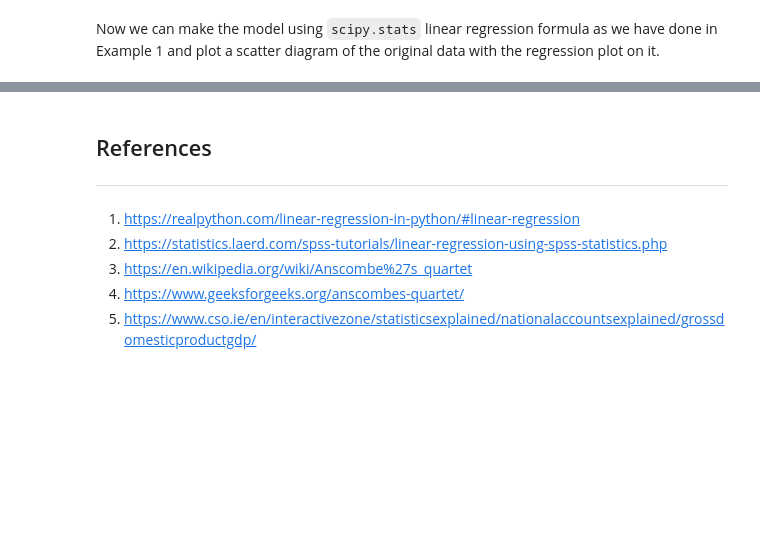
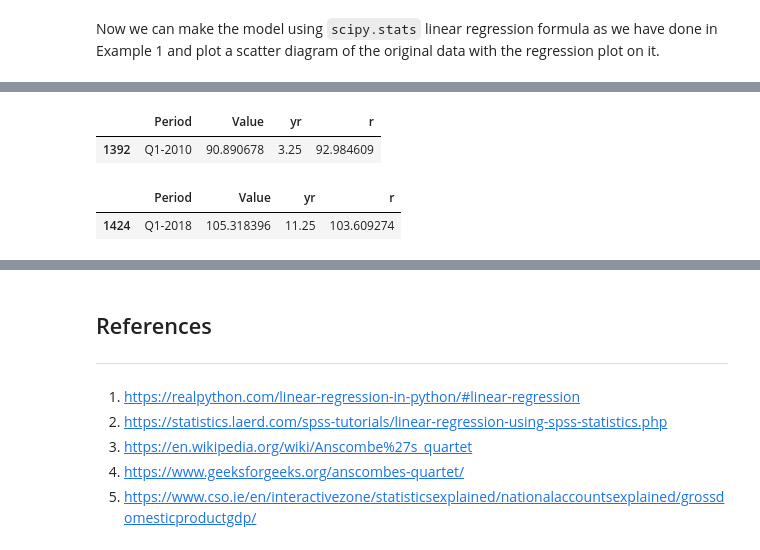
Before and after one commit to angelinka/machine_learning_assessment, a Jupyter notebook: regression.ipynb, the cells around one changed output, grey strips where cells are left out. Saved outputs shown, nothing was run; the diff lists cells and outputs as text; code cells hidden in the pictures; blank space fills up the shorter version.

```diff
--- a/regression.ipynb
+++ b/regression.ipynb
@@ -634,0 +659,12 @@ NameError: name 'G7' is not defined
+# %%
+y2010 = G7data[(G7data['Period']=='Q1-2010')]
+y2010
+# %% [output]
+|  | Period | Value | yr | r |
+| 1392 | Q1-2010 | 90.890678 | 3.25 | 92.984609 |
+# %%
+y2018 = G7data[(G7data['Period']=='Q1-2018')]
+y2018
+# %% [output]
+|  | Period | Value | yr | r |
+| 1424 | Q1-2018 | 105.318396 | 11.25 | 103.609274 |
```
Also changed, not shown: parts of 8 cells of this notebook.
